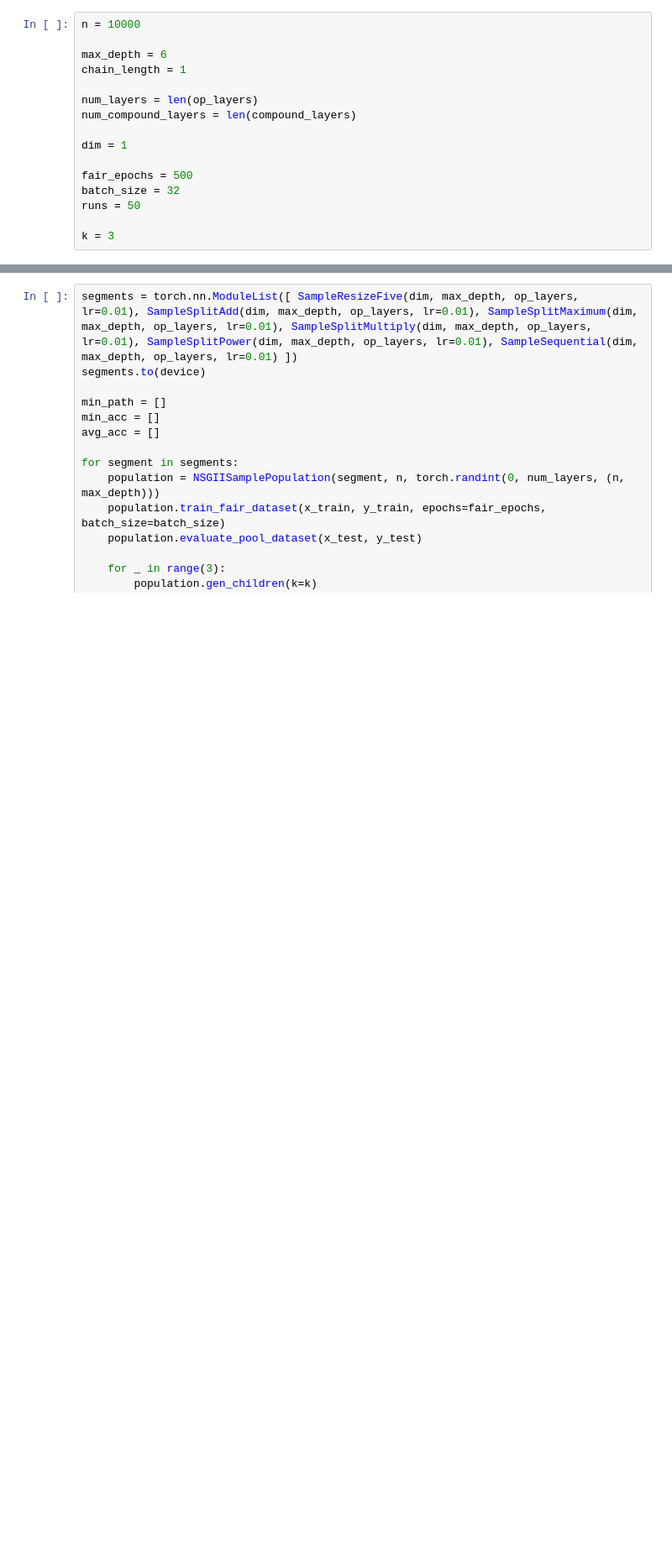
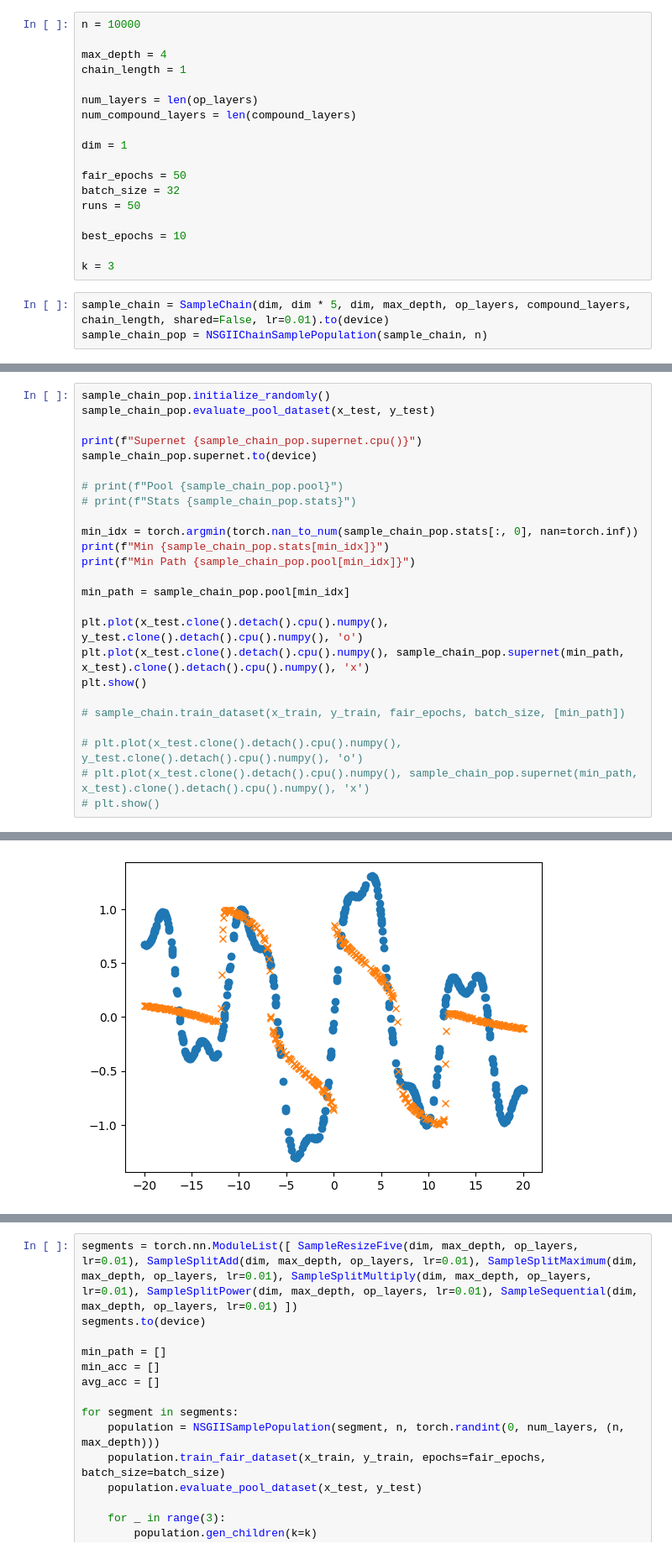
Before and after one commit to devovevo/AutoTorch-Zero, a Jupyter notebook: testing3.ipynb, the cells around one changed output, grey strips where cells are left out. Shown at 84% size. Saved outputs shown, nothing was run; the diff lists cells and outputs as text; blank space fills up the shorter version.

```diff
--- a/testing3.ipynb
+++ b/testing3.ipynb
@@ -54,7 +62,7 @@ plt.show()
 # %%
 n = 10000
 
-max_depth = 6
+max_depth = 4
 chain_length = 1
 
 num_layers = len(op_layers)
@@ -62,8 +70,13 @@ num_compound_layers = len(compound_layers)
 
 dim = 1
 
-fair_epochs = 500
+fair_epochs = 50
 batch_size = 32
 runs = 50
 
+best_epochs = 10
+
 k = 3
+# %%
+sample_chain = SampleChain(dim, dim * 5, dim, max_depth, op_layers, compound_layers, chain_length, shared=False, lr=0.01).to(device)
+sample_chain_pop = NSGIIChainSamplePopulation(sample_chain, n)
@@ -69,0 +92,26 @@ k = 3
+# %%
+sample_chain_pop.initialize_randomly()
+sample_chain_pop.evaluate_pool_dataset(x_test, y_test)
+
+print(f"Supernet {sample_chain_pop.supernet.cpu()}")
+sample_chain_pop.supernet.to(device)
+
+# print(f"Pool {sample_chain_pop.pool}")
+# print(f"Stats {sample_chain_pop.stats}")
+
+min_idx = torch.argmin(torch.nan_to_num(sample_chain_pop.stats[:, 0], nan=torch.inf))
+print(f"Min {sample_chain_pop.stats[min_idx]}")
+print(f"Min Path {sample_chain_pop.pool[min_idx]}")
+
+min_path = sample_chain_pop.pool[min_idx]
+
+plt.plot(x_test.clone().detach().cpu().numpy(), y_test.clone().detach().cpu().numpy(), 'o')
+plt.plot(x_test.clone().detach().cpu().numpy(), sample_chain_pop.supernet(min_path, x_test).clone().detach().cpu().numpy(), 'x')
+plt.show()
+
+# sample_chain.train_dataset(x_train, y_train, fair_epochs, batch_size, [min_path])
+
+# plt.plot(x_test.clone().detach().cpu().numpy(), y_test.clone().detach().cpu().numpy(), 'o')
+# plt.plot(x_test.clone().detach().cpu().numpy(), sample_chain_pop.supernet(min_path, x_test).clone().detach().cpu().numpy(), 'x')
+# plt.show()
+# %% [output]
@@ -69,0 +135 @@ k = 3
+[figure, added]
```
Also changed, not shown: parts of 38 cells of this notebook, 22 other files.
